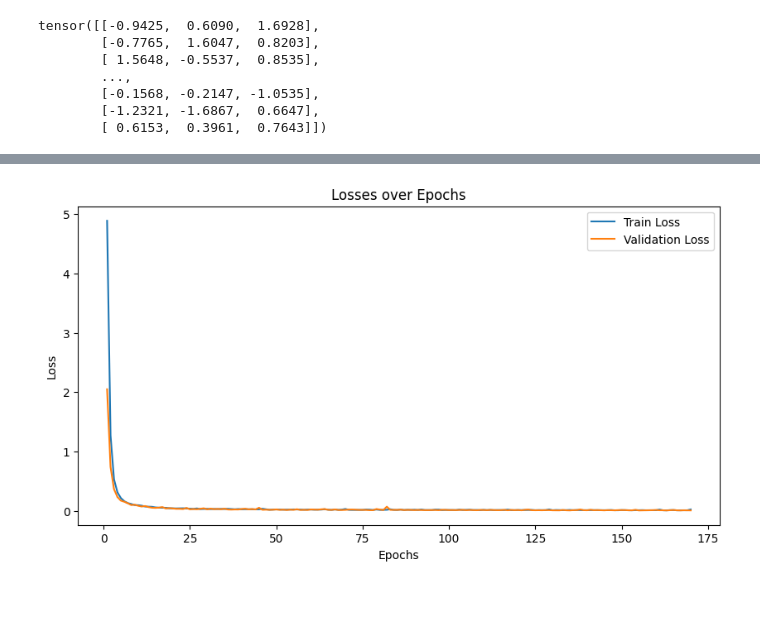
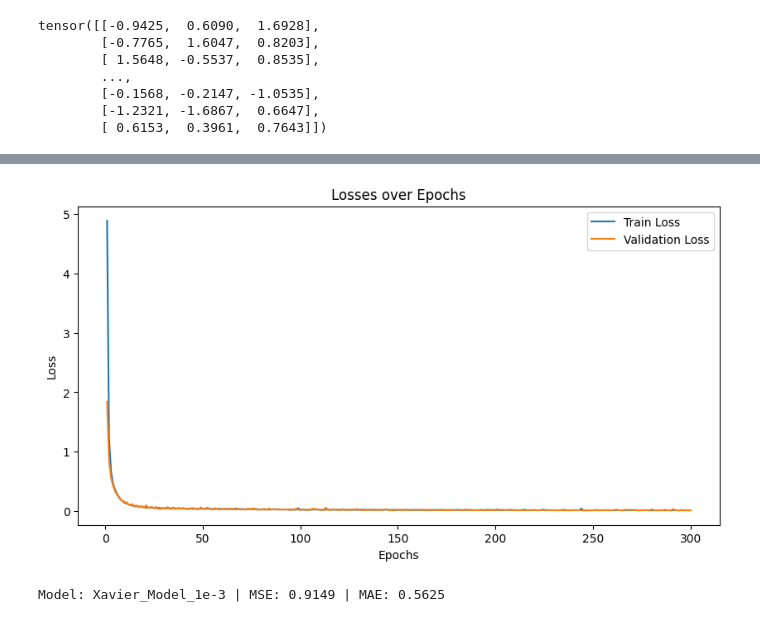
Before and after one commit to Adil7777/TensegrityWithLinearlyActuatedStruts, a Jupyter notebook: model.ipynb, the cells around one changed output, grey strips where cells are left out. Drawn from its saved outputs; the diff is of its cells as text; code cells hidden in the pictures.

```diff
--- a/model.ipynb
+++ b/model.ipynb
@@ -178,0 +247,16 @@ Best Validation Loss: 0.010252731201457085 at epoch 170
+# %%
+# Initialize your model
+model_xavier = LinearlyActuatedStrutsXavier()
+
+# Train and evaluate
+history_xavier = train_model(
+    model=model_xavier,
+    train_loader=train_loader,
+    val_loader=val_loader,
+    model_name="Xavier_Model_1e-3",
+    num_epochs=300,
+    scale_factor=73.8  # Your specific scaling factor
+)
+
+# Access results
+print(f"Best validation loss with Xavier Initialization: {history_xavier['best_val_loss']:.4f} at epoch {history_xavier['epoch_best']}")
@@ -179,16 +281,16 @@ Best Validation Loss: 0.010252731201457085 at epoch 170
 # %%
 def plot_losses(train_loss, val_loss):
     epochs = np.arange(1, len(train_loss) + 1)
     plt.figure(figsize=(10, 5))
     plt.plot(epochs, train_loss, label='Train Loss')
     plt.plot(epochs, val_loss, label='Validation Loss')
     plt.title('Losses over Epochs')
     plt.xlabel('Epochs')
     plt.ylabel('Loss')
     plt.legend()
     plt.show()
 
 
-plot_losses(train_losses, val_losses)
+plot_losses(history_xavier["train_loss"], history_xavier["val_loss"])
 # %% [output]
-[figure, old version]
+[figure, new version]
@@ -201,0 +297,25 @@ pred_real = predictions * 73.8
+# %%
+def calculate_model_performance(model_name):
+    """Calculate and print model performance metrics"""
+    model = LinearlyActuatedStrutsXavier() if model_name == "Xavier" else LinearlyActuatedStrutsHe()
+    model.load_state_dict(torch.load(f'best_{model_name}.pth'))
+
+    # Evaluate on test set
+    model.eval()
+    with torch.no_grad():
+        predictions = model(X_test)
+
+    # Rescale predictions back to [0, 73.8]
+    pred_real = predictions * 73.8
+
+    # Calculate metrics
+    mse = nn.MSELoss()(pred_real, y_test * 73.8).item()
+    mae = torch.mean(torch.abs(pred_real - y_test * 73.8)).item()
+
+    print(f"Model: {model_name} | MSE: {mse:.4f} | MAE: {mae:.4f}")
+    return pred_real, mse, mae
+
+
+xavier_pred, xavier_mse, xavier_mae = calculate_model_performance("Xavier_Model_1e-3")
+# %% [output]
+Model: Xavier_Model_1e-3 | MSE: 0.9149 | MAE: 0.5625
```
Also changed, not shown: parts of 19 cells of this notebook, 2 other files.
